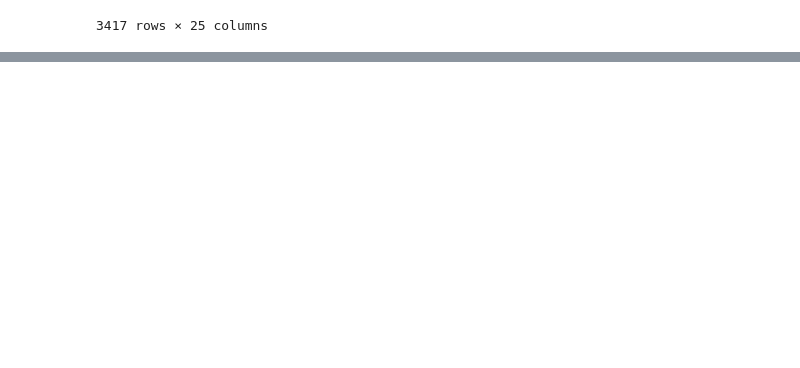
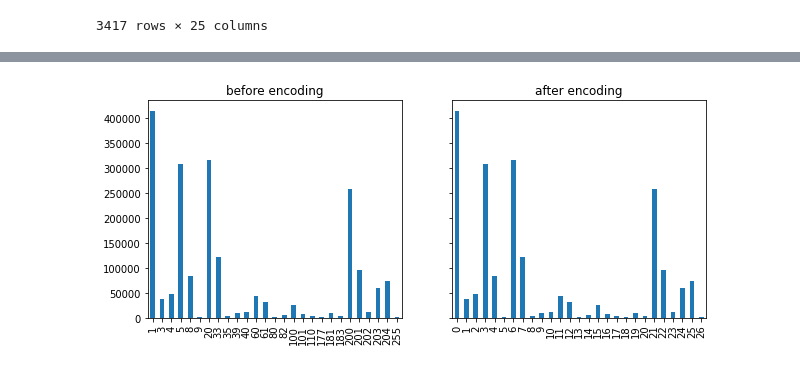
Before and after one commit to gusriobr/IACapstone, a Jupyter notebook: src/eda.ipynb, the cells around one changed output, grey strips where cells are left out. Cells and saved outputs as stored; diff of their text form; code cells hidden in the pictures; blank space fills up the shorter version.

```diff
--- a/src/eda.ipynb
+++ b/src/eda.ipynb
@@ -232,0 +156,28 @@ print(np.unique(y))
+# %%
+
+
+crop_list = df_crops["code"].to_numpy()
+
+crop_map = {val: idx for idx, val in enumerate(crop_list)}
+
+df_sel = filtered[cols]
+# print(df_sel)
+
+
+# we have to convert each code into a numeric serie, we will use label encoder
+from sklearn import preprocessing
+le_crops = preprocessing.LabelEncoder()
+
+# fit the encoder using one column and apply to all crop columns
+matrix = df_sel.values
+y = matrix[:,-1]
+le_crops.fit_transform(y)
+
+# apply transformation to each column
+for crop_col in range(3,12):
+    matrix[:,crop_col] = le_crops.transform(matrix[:,crop_col])
+
+
+# same for holding column (number 1)
+le = preprocessing.LabelEncoder()
+matrix[:,1] = le.fit_transform(matrix[:,1])
@@ -232,0 +212,8 @@ print(np.unique(y))
+# %%
+fig, axs = plt.subplots(1, 2, figsize=(10, 4), sharey = True)
+axs[0].set_title("before encoding")
+axs[1].set_title("after encoding")
+fig = filtered["crop2019"].value_counts().sort_index().plot(ax=axs[0],kind='bar')
+fig = pd.value_counts(matrix[:,-1]).sort_index().plot(ax=axs[1],kind='bar')
+# %% [output]
+[figure, added]
```
Also changed, not shown: parts of 14 cells of this notebook, 13 other files.
